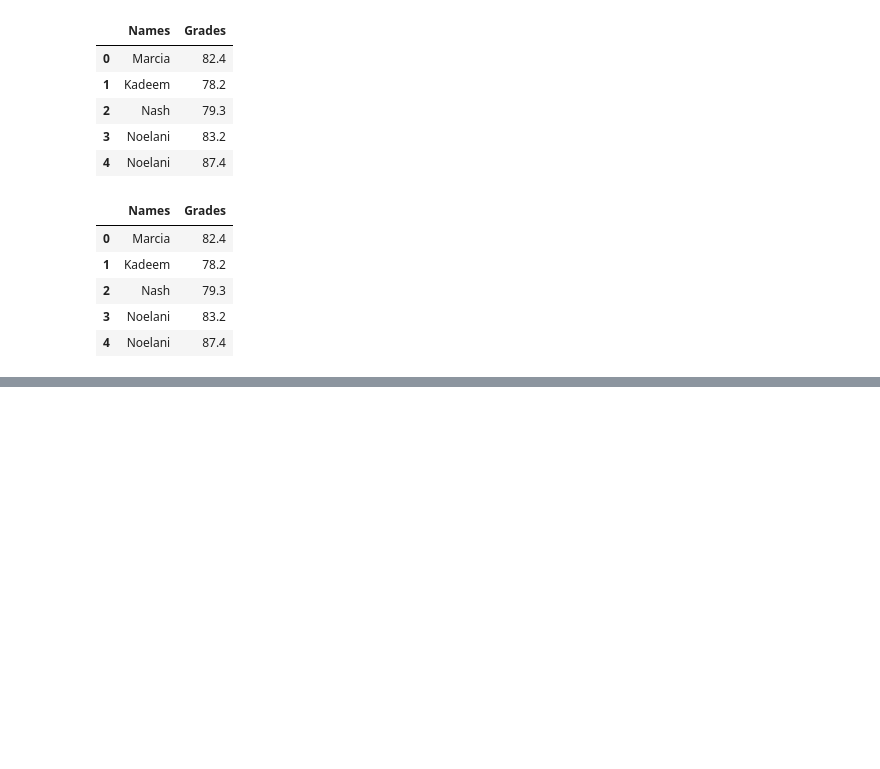
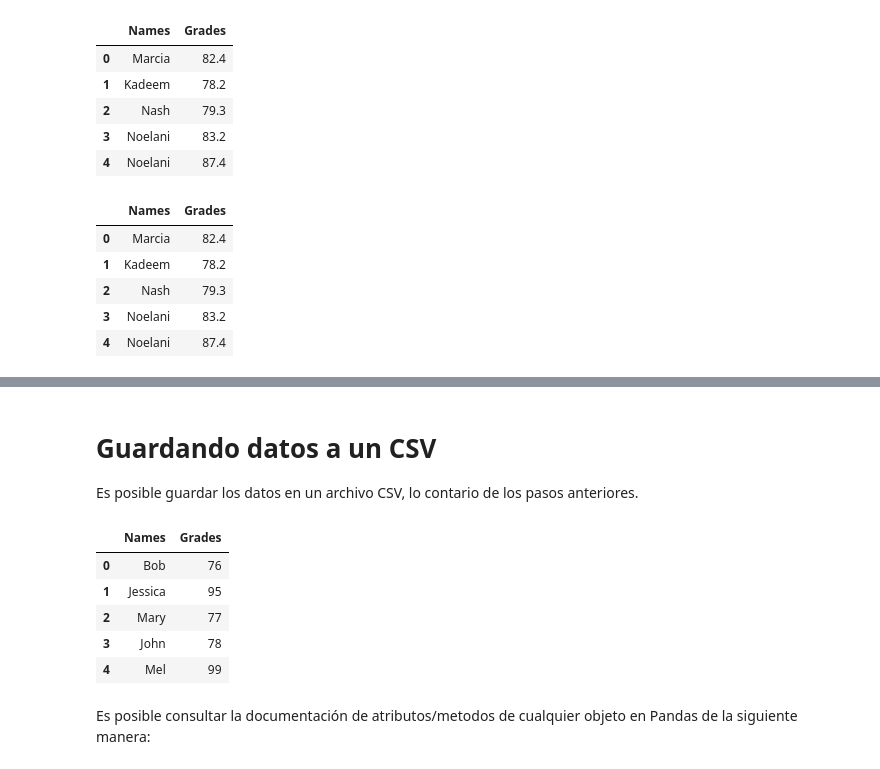
Before and after one commit to MarianaArzapalo/1-ADescDatos, a Jupyter notebook: 00-es_datos.ipynb, the cells around one changed output, grey strips where cells are left out. Cells and saved outputs as stored; diff of their text form; code cells hidden in the pictures; blank space fills up the shorter version.

```diff
--- a/00-es_datos.ipynb
+++ b/00-es_datos.ipynb
@@ -66,0 +73,22 @@ df.head()
+# %% [markdown]
+# Guardando datos a un CSV
+
+Es posible guardar los datos en un archivo CSV, lo contario de los pasos anteriores.
+# %%
+import pandas as pd
+
+names=['Bob', 'Jessica', 'Mary', 'John', 'Mel']
+grades=[76,95,77,78,99]
+
+GradeList=zip(names, grades)
+
+df=pd.DataFrame(data=GradeList, columns=['Names', 'Grades'])
+
+df.head()
+# %% [output]
+|  | Names | Grades |
+| 0 | Bob | 76 |
+| 1 | Jessica | 95 |
+| 2 | Mary | 77 |
+| 3 | John | 78 |
+| 4 | Mel | 99 |
@@ -66,0 +97,2 @@ df.head()
+# %% [markdown]
+Es posible consultar la documentación de atributos/metodos de cualquier objeto en Pandas de la siguiente manera:
```
Also changed, not shown: parts of 8 cells of this notebook, 1 other file.
